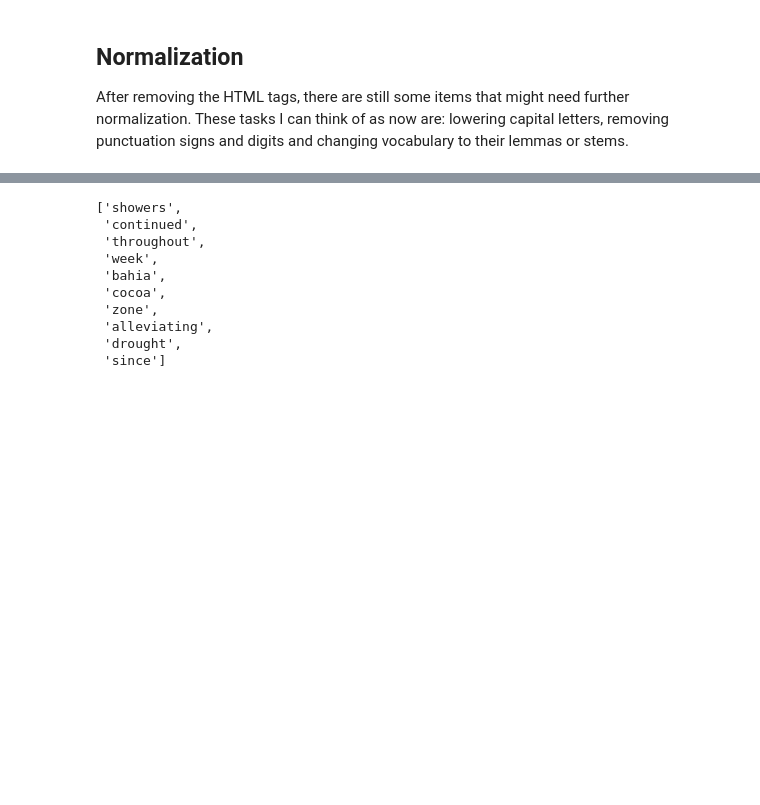
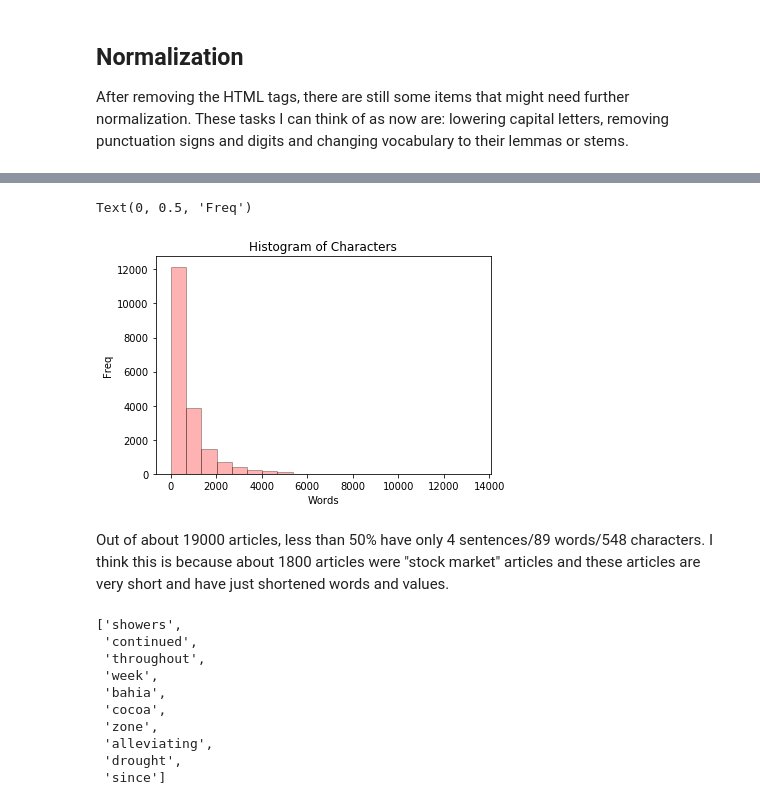
Before and after one commit to sedv8808/Simple_Word_Counting, a Jupyter notebook: Simple_Word_Counting.ipynb, the cells around one changed output, grey strips where cells are left out. Drawn from its saved outputs; the diff is of its cells as text; code cells hidden in the pictures; blank space fills up the shorter version.

```diff
--- a/Simple_Word_Counting.ipynb
+++ b/Simple_Word_Counting.ipynb
@@ -133,3 +207,14 @@ These tasks I can think of as now are: lowering capital letters, removing punctu
+# %%
+plt.hist(df_corpora['Total_Char'], color = 'red', edgecolor = 'black', alpha = 0.3,
+         bins = int(20))
+plt.title('Histogram of Characters')
+plt.xlabel('Words')
+plt.ylabel('Freq')
+# %% [output]
+Text(0, 0.5, 'Freq')
+[figure, added]
+# %% [markdown]
+Out of about 19000 articles, less than 50% have only 4 sentences/89 words/548 characters. I think this is because about 1800 articles were "stock market" articles and these articles are very short and have just shortened words and values.
 # %%
 # Dictionary where punctuation is mapped to none.
 no_punc = str.maketrans('', '', string.punctuation)
```
Also changed, not shown: parts of 19 cells of this notebook.
